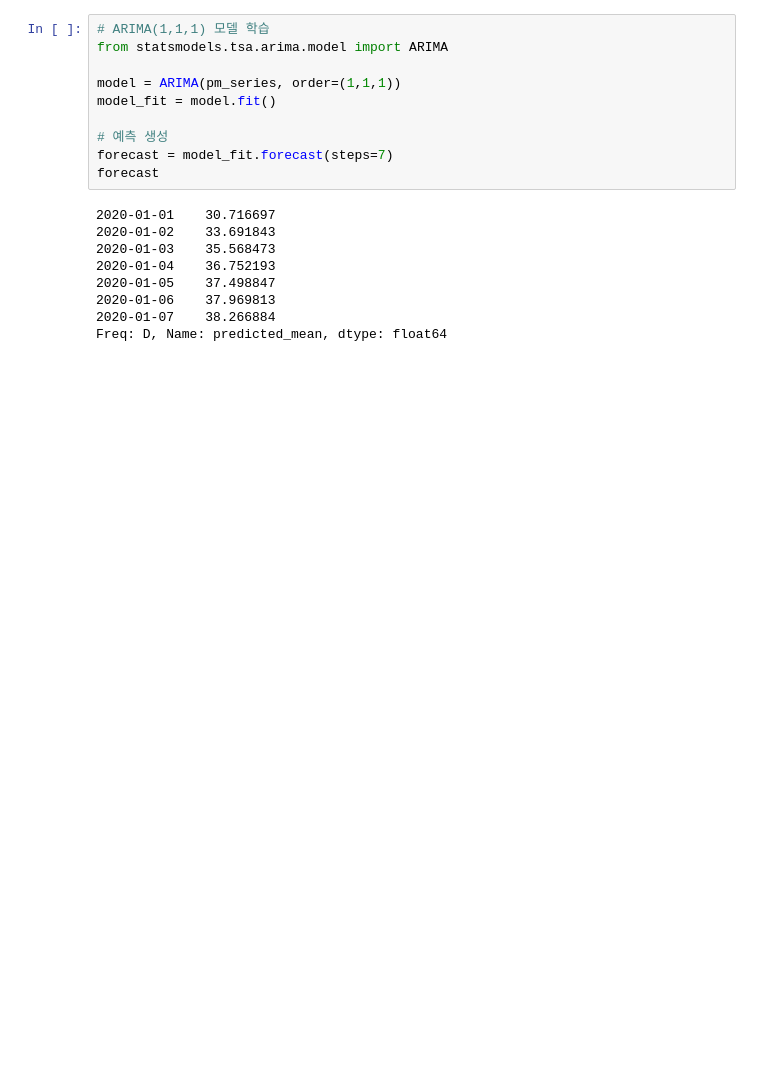
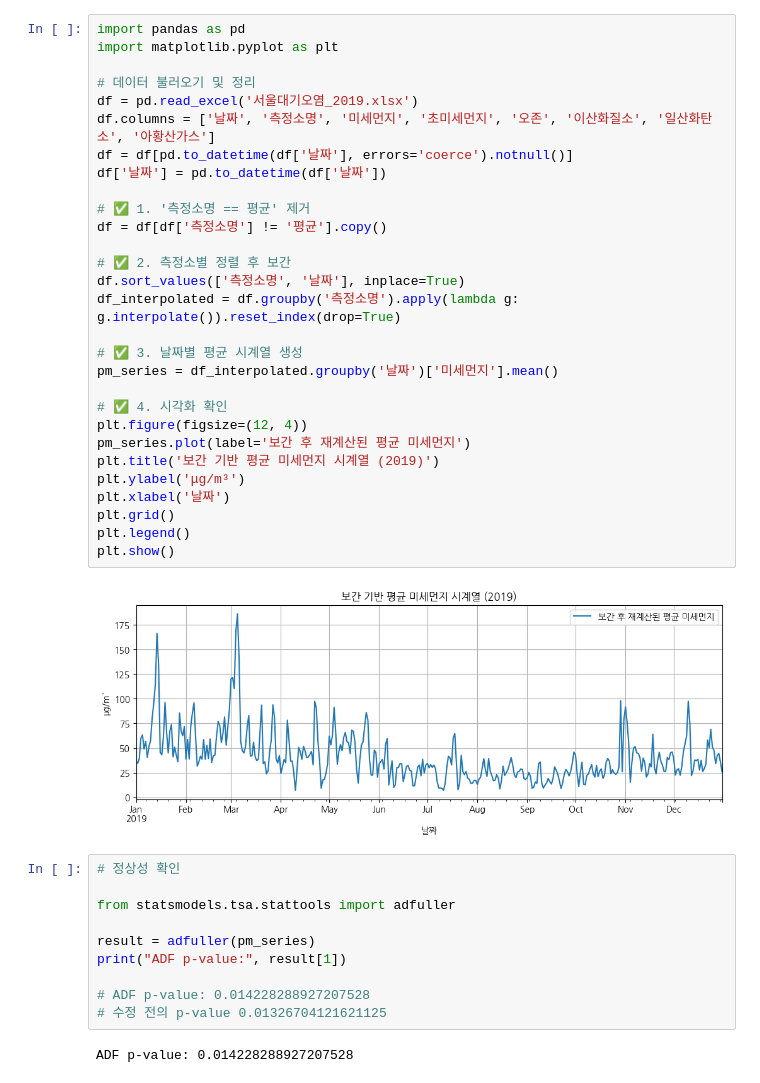
Before and after one commit to MaroChoi/Handong_bigdata_Quiz2_-22200756, a Jupyter notebook: Quiz.ipynb, the cells around one changed output. Saved outputs shown, nothing was run; the diff lists cells and outputs as text; blank space fills up the shorter version.

```diff
--- a/Quiz.ipynb
+++ b/Quiz.ipynb
@@ -48,20 +54,44 @@ mean 처리 ADF: 0.01326704121621125
+# %%
+import pandas as pd
+import matplotlib.pyplot as plt
+
+# 데이터 불러오기 및 정리
+df = pd.read_excel('서울대기오염_2019.xlsx')
+df.columns = ['날짜', '측정소명', '미세먼지', '초미세먼지', '오존', '이산화질소', '일산화탄소', '아황산가스']
+df = df[pd.to_datetime(df['날짜'], errors='coerce').notnull()]
+df['날짜'] = pd.to_datetime(df['날짜'])
+
+# ✅ 1. '측정소명 == 평균' 제거
+df = df[df['측정소명'] != '평균'].copy()
+
+# ✅ 2. 측정소별 정렬 후 보간
+df.sort_values(['측정소명', '날짜'], inplace=True)
+df_interpolated = df.groupby('측정소명').apply(lambda g: g.interpolate()).reset_index(drop=True)
+
+# ✅ 3. 날짜별 평균 시계열 생성
+pm_series = df_interpolated.groupby('날짜')['미세먼지'].mean()
+
+# ✅ 4. 시각화 확인
+plt.figure(figsize=(12, 4))
+pm_series.plot(label='보간 후 재계산된 평균 미세먼지')
+plt.title('보간 기반 평균 미세먼지 시계열 (2019)')
+plt.ylabel('μg/m³')
+plt.xlabel('날짜')
+plt.grid()
+plt.legend()
+plt.show()
+# %% [output]
+[figure, added]
 # %%
-# ARIMA(1,1,1) 모델 학습
-from statsmodels.tsa.arima.model import ARIMA
+# 정상성 확인
 
-model = ARIMA(pm_series, order=(1,1,1))
-model_fit = model.fit()
+from statsmodels.tsa.stattools import adfuller
 
-# 예측 생성
-forecast = model_fit.forecast(steps=7)
-forecast
+result = adfuller(pm_series)
+print("ADF p-value:", result[1])
+
+# ADF p-value: 0.014228288927207528
+# 수정 전의 p-value 0.01326704121621125
 # %% [output]
-2020-01-01    30.716697
-2020-01-02    33.691843
-2020-01-03    35.568473
-2020-01-04    36.752193
-2020-01-05    37.498847
-2020-01-06    37.969813
-2020-01-07    38.266884
-Freq: D, Name: predicted_mean, dtype: float64
+ADF p-value: 0.014228288927207528
 # %%
```
Also changed, not shown: parts of 7 cells of this notebook.
